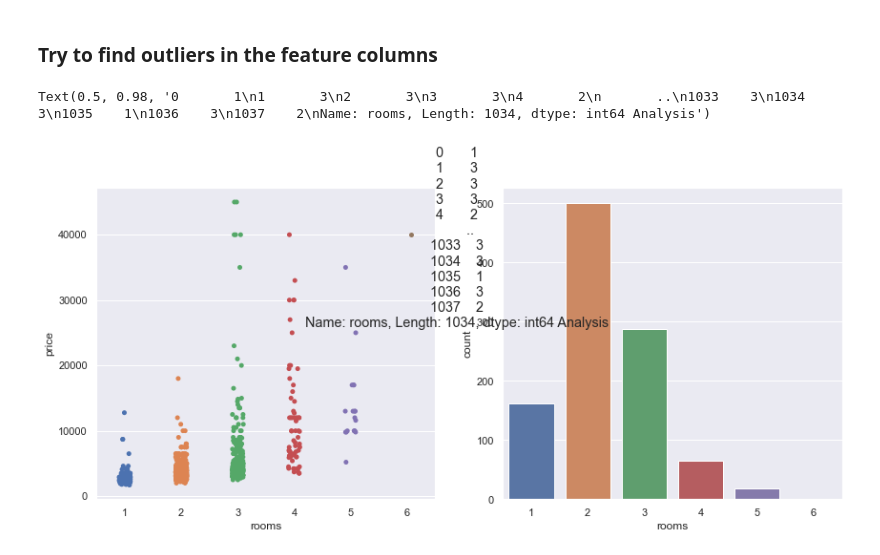
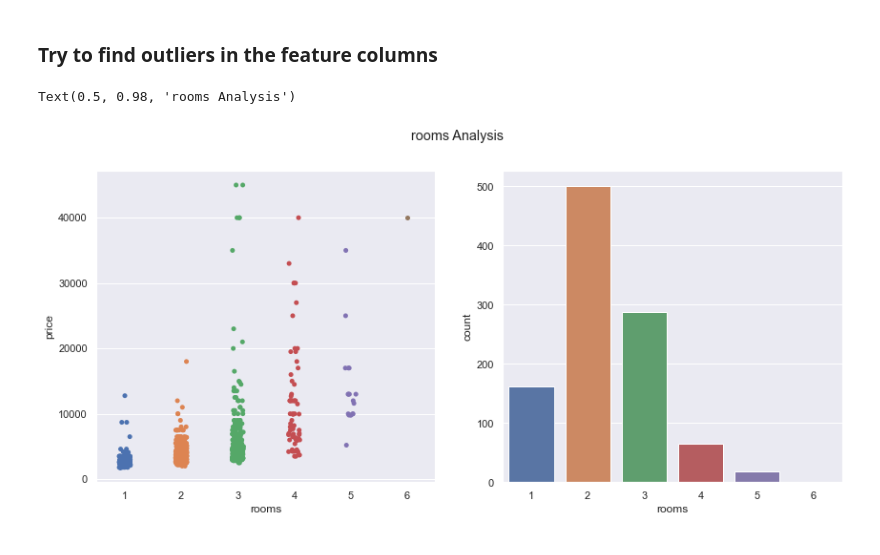
Before and after one commit to Mat2314/ml-housing-prices, a Jupyter notebook: regression/pytorch-regression.ipynb, the cells around one changed output. Saved outputs shown, nothing was run; the diff lists cells and outputs as text; code cells hidden in the pictures.

```diff
--- a/regression/pytorch-regression.ipynb
+++ b/regression/pytorch-regression.ipynb
@@ -122 +133,9 @@ warnings.filterwarnings('ignore') # To ignore warnings.
+# %%
+fig, ax = plt.subplots(1,2,figsize=(14,6))
+sns.stripplot(x='rooms', y='price', data=df, ax=ax[0])
+sns.countplot(df['rooms'], ax=ax[1])
+fig.suptitle(str('rooms') + ' Analysis')
+# %% [output]
+Text(0.5, 0.98, 'rooms Analysis')
+[figure, added]
 # %%
@@ -124,8 +143,0 @@ df = df.drop(df[(df['rooms'] == 2)  & (df['price']>50000)].index)
-# %%
-fig, ax = plt.subplots(1,2,figsize=(14,6))
-sns.stripplot(x='rooms', y='price', data=df, ax=ax[0])
-sns.countplot(df['rooms'], ax=ax[1])
-fig.suptitle(str(df['rooms']) + ' Analysis')
-# %% [output]
-Text(0.5, 0.98, '0       1\n1       3\n2       3\n3       3\n4       2\n       ..\n1033    3\n1034    3\n1035    1\n1036    3\n1037    2\nName: rooms, Length: 1034, dtype: int64 Analysis')
-[figure, removed]
```
Also changed, not shown: parts of 61 cells of this notebook, 7 other files.
